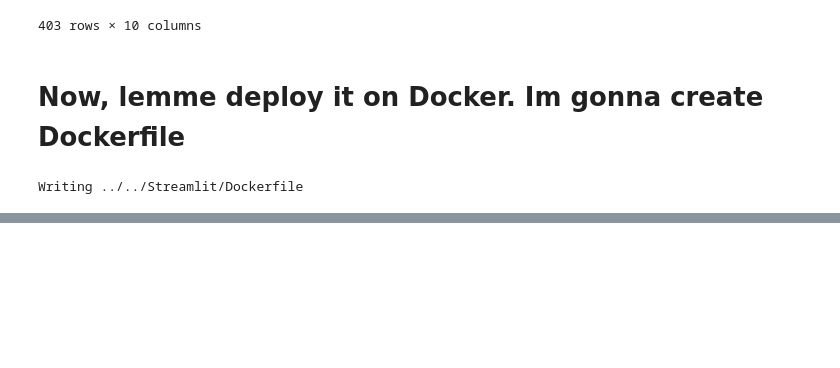
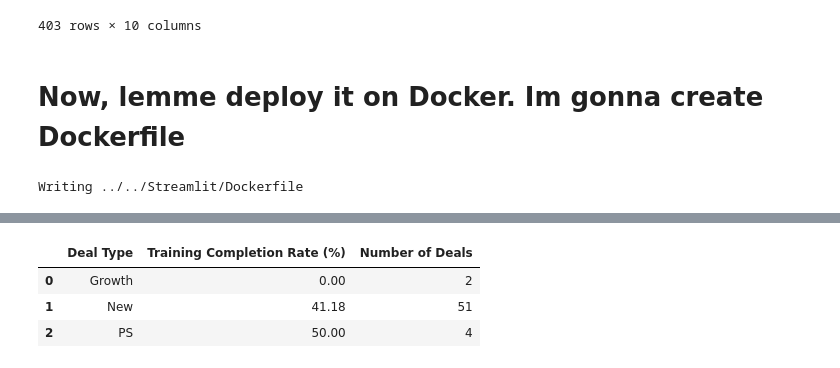
Before and after one commit to rroshann/ML_midterm_project, a Jupyter notebook: notebooks/Roshan/modeling_final_final.ipynb, the cells around one changed output, grey strips where cells are left out. Cells and saved outputs as stored; diff of their text form; code cells hidden in the pictures; blank space fills up the shorter version.

```diff
--- a/notebooks/Roshan/modeling_final_final.ipynb
+++ b/notebooks/Roshan/modeling_final_final.ipynb
@@ -1549,0 +1552,23 @@ Writing ../../Streamlit/Dockerfile
+# %%
+# Merge tickets_df and deals_df
+merged_df_inner = tickets_df.merge(deals_df, left_on="Associated Deal", right_on="Deal Name", how="inner")
+
+# First, define the training columns
+training_cols = [
+    "Training: General Overview",
+    "Training: Deployment/User Management Training",
+    "Training: Sym Building 101",
+    "Training: Sym Building 201",
+    "Training: Reporting"
+]
+
+# Mark if any training is completed
+merged_df_inner["Training_Completed"] = merged_df_inner[training_cols].notna().any(axis=1)
+
+# Calculate training completion rate by Deal Type
+training_by_deal_type = merged_df_inner.groupby("Deal Type")["Training_Completed"].mean() * 100
+
+# Also calculate number of records for context
+deal_type_counts = merged_df_inner["Deal Type"].value_counts()
+
+training_by_deal_type, deal_type_counts
@@ -1549,0 +1586,12 @@ Writing ../../Streamlit/Dockerfile
+# %%
+training_summary_df = pd.DataFrame({
+    "Training Completion Rate (%)": training_by_deal_type.round(2),
+    "Number of Deals": deal_type_counts
+}).reset_index().rename(columns={"index": "Deal Type"})
+
+training_summary_df
+# %% [output]
+|  | Deal Type | Training Completion Rate (%) | Number of Deals |
+| 0 | Growth | 0.00 | 2 |
+| 1 | New | 41.18 | 51 |
+| 2 | PS | 50.00 | 4 |
```
Also changed, not shown: parts of 2 cells of this notebook.
